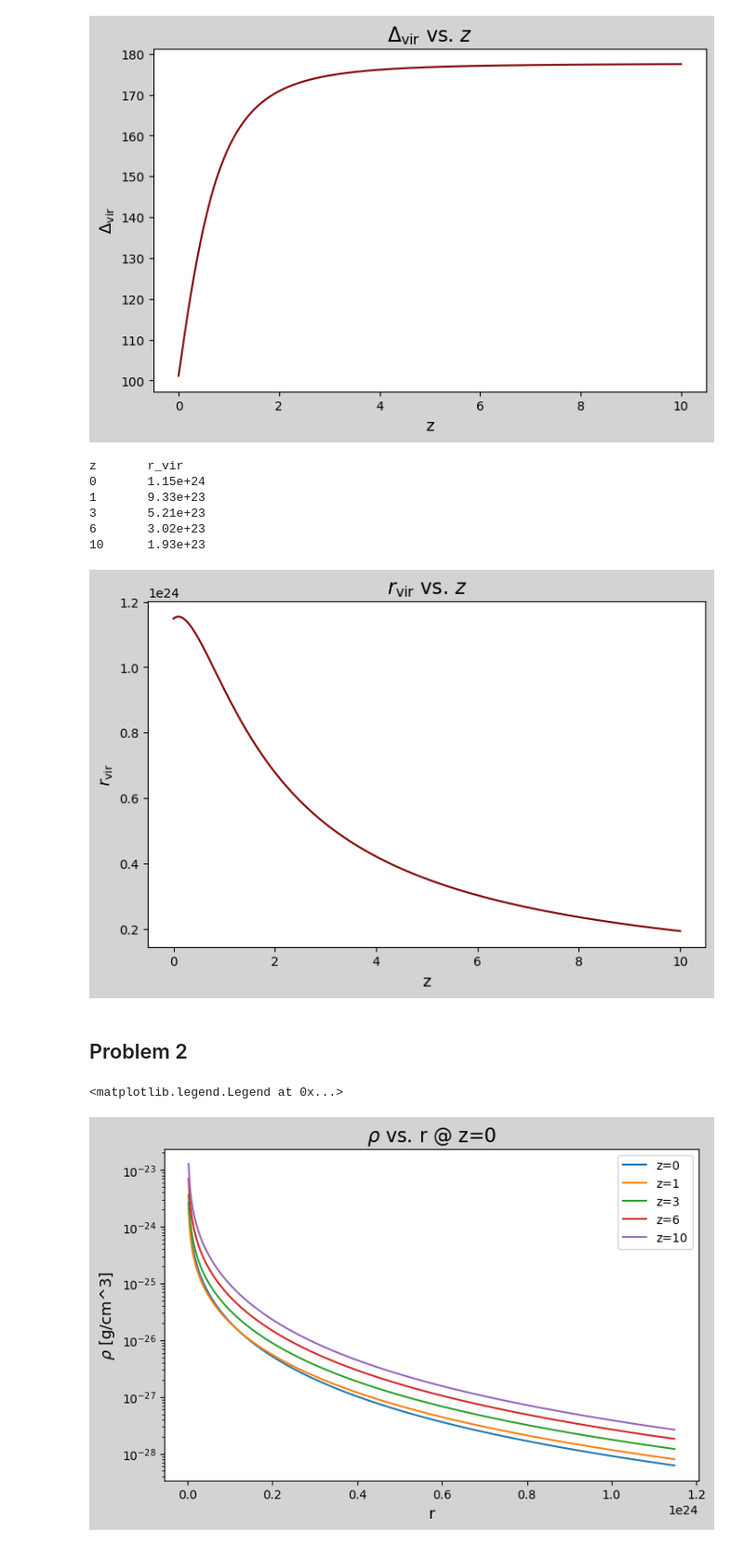
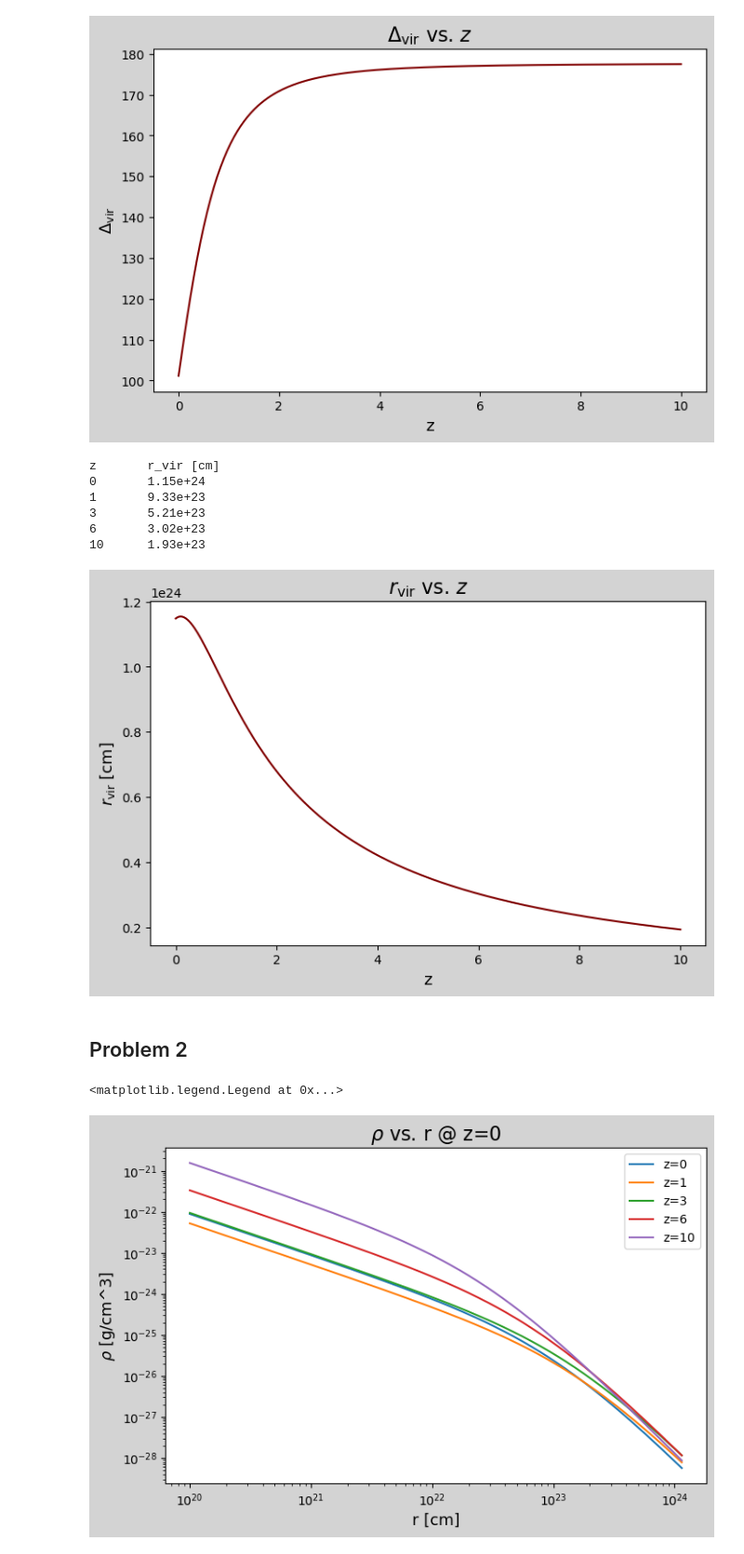
Before and after one commit to AutumnPearce/galaxies2025, a Jupyter notebook: hw3.ipynb, the cells around one changed output. Shown at 93% size. Drawn from its saved outputs; the diff is of its cells as text; code cells hidden in the pictures.

```diff
--- a/hw3.ipynb
+++ b/hw3.ipynb
@@ -46,21 +47,21 @@ fig,ax = plt.subplots(1, figsize=(8,5))
 fig.set_facecolor('lightgray')
 ax.set_title("$r_{\mathrm{vir}}$ vs. $z$", fontsize=16)
 ax.set_xlabel('z', fontsize=13)
-ax.set_ylabel("$r_{\mathrm{vir}}$", fontsize=13)
+ax.set_ylabel("$r_{\mathrm{vir}}$ [cm]", fontsize=13)
 ax.plot(zs, r_virs, c="maroon")
 
 notable_zs = [0,1,3,6,10]
-print("z\tr_vir")
+print("z\tr_vir [cm]")
 for z in notable_zs:
     print(f"{z}\t{r_vir(M,z):.2e}")
 # %% [output]
-z       r_vir
+z       r_vir [cm]
 0       1.15e+24
 1       9.33e+23
 3       5.21e+23
 6       3.02e+23
 10      1.93e+23
-[figure, old version]
+[figure, new version]
 # %% [markdown]
 ## Problem 2
 # %%
@@ -69,7 +70,7 @@ from colossus.halo import concentration
 cosmo = cosmology.setCosmology('planck15')
 # %%
 def rho(r, z=0, M=M):
-    c_vir = concentration.concentration(M=M/1.989e33, z=z, mdef="vir", model="duffy08")
+    c_vir = concentration.concentration(M=M/1.989e33, z=z, mdef="vir", model="diemer15_orig")
     denom = 4 * np.pi * (r_vir(M,z)/c_vir)**3 * (np.log(1+c_vir) - c_vir/(1+c_vir))
     denom *= (c_vir/r_vir(M,z)) * r * (1+(c_vir/r_vir(M,z))*r)**2
 
@@ -77,18 +78,19 @@ def rho(r, z=0, M=M):
 # %%
 fig,ax = plt.subplots(1, figsize=(8,5))
 fig.set_facecolor('lightgray')
 ax.set_title(r"$\rho$ vs. r @ z=0", fontsize=16)
-ax.set_xlabel('r', fontsize=13)
+ax.set_xlabel('r [cm]', fontsize=13)
 ax.set_ylabel(r"$\rho$ [g/cm^3]", fontsize=13)
 ax.set_yscale('log')
+ax.set_xscale('log')
 
-rs = np.linspace(0, r_vir(M,0), 500)
+rs = np.logspace(20, np.log10(r_vir(M,0)), 10000)
 
 for z in notable_zs:
     rhos = rho(rs, z=z)
     ax.plot(rs, rhos, label=f"z={z}")
 
 ax.legend()
 # %% [output]
 <matplotlib.legend.Legend at 0x...>
-[figure, old version]
+[figure, new version]
```
Also changed, not shown: parts of 9 cells of this notebook, 5 other files.
